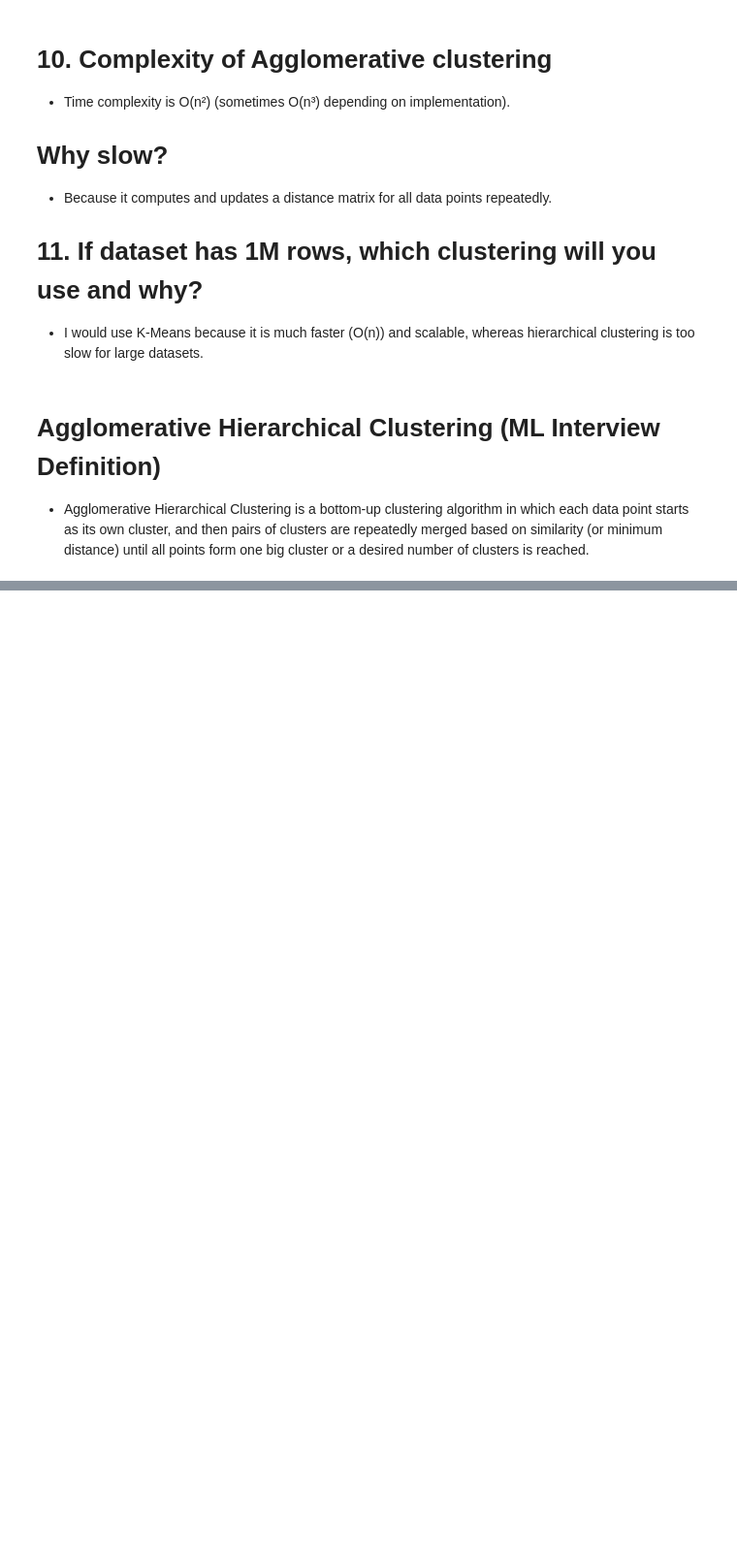
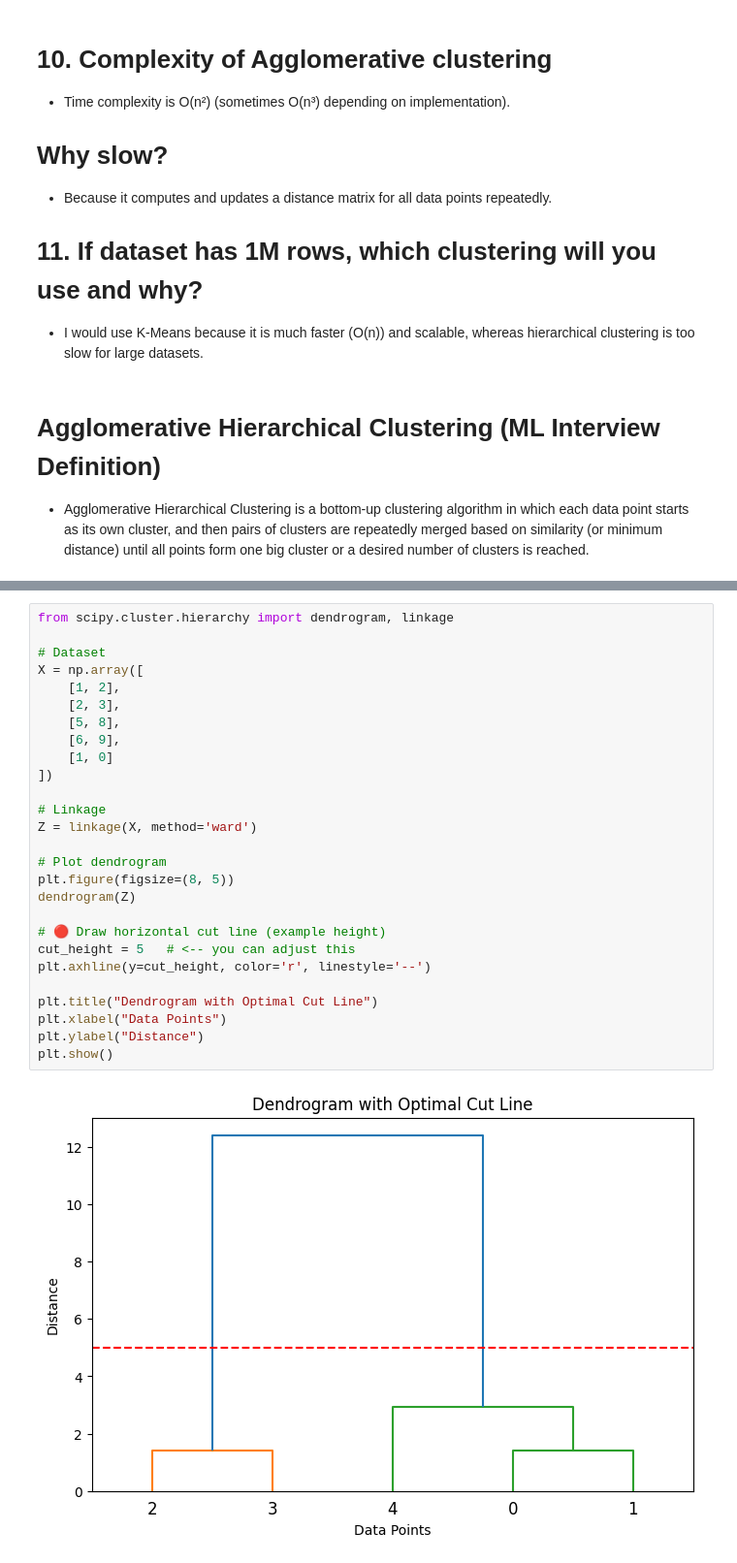
Before and after one commit to Yashshakya1/Data_Science_macbook, a Jupyter notebook: data science(self learning)/machine learning (ML)/unsupervised learning/Agglomerative Hierarchical Clustering .ipynb, the cells around one changed output, grey strips where cells are left out. Shown at 97% size. Cells and saved outputs as stored; diff of their text form; blank space fills up the shorter version.

```diff
--- a/data science(self learning)/machine learning (ML)/unsupervised learning/Agglomerative Hierarchical Clustering .ipynb
+++ b/data science(self learning)/machine learning (ML)/unsupervised learning/Agglomerative Hierarchical Clustering .ipynb
@@ -134,0 +140,29 @@ plt.show()
+# %%
+from scipy.cluster.hierarchy import dendrogram, linkage
+
+# Dataset
+X = np.array([
+    [1, 2],
+    [2, 3],
+    [5, 8],
+    [6, 9],
+    [1, 0]
+])
+
+# Linkage
+Z = linkage(X, method='ward')
+
+# Plot dendrogram
+plt.figure(figsize=(8, 5))
+dendrogram(Z)
+
+# 🔴 Draw horizontal cut line (example height)
+cut_height = 5   # <-- you can adjust this
+plt.axhline(y=cut_height, color='r', linestyle='--')
+
+plt.title("Dendrogram with Optimal Cut Line")
+plt.xlabel("Data Points")
+plt.ylabel("Distance")
+plt.show()
+# %% [output]
+[figure, added]
```
Also changed, not shown: parts of 2 cells of this notebook, 5 other files.
